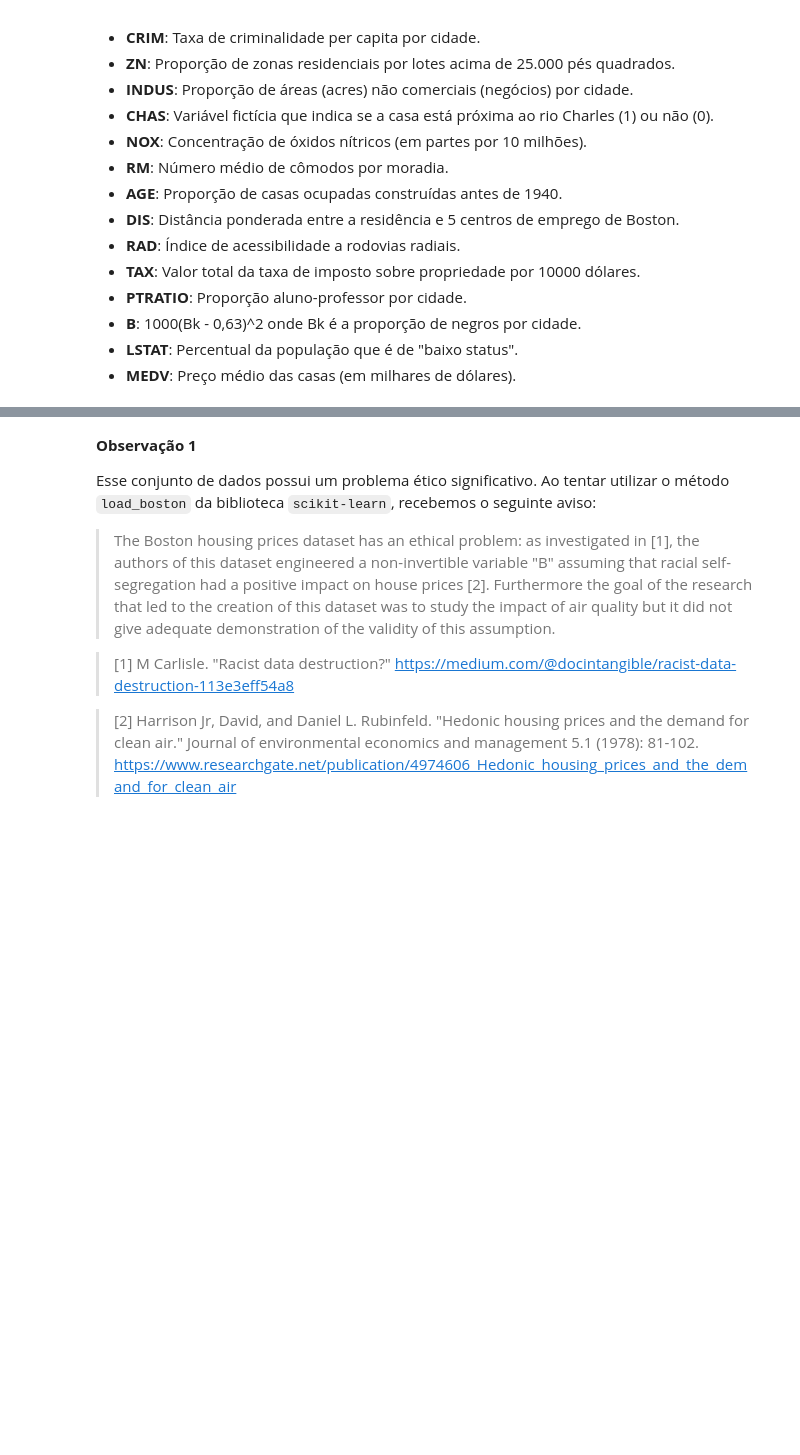
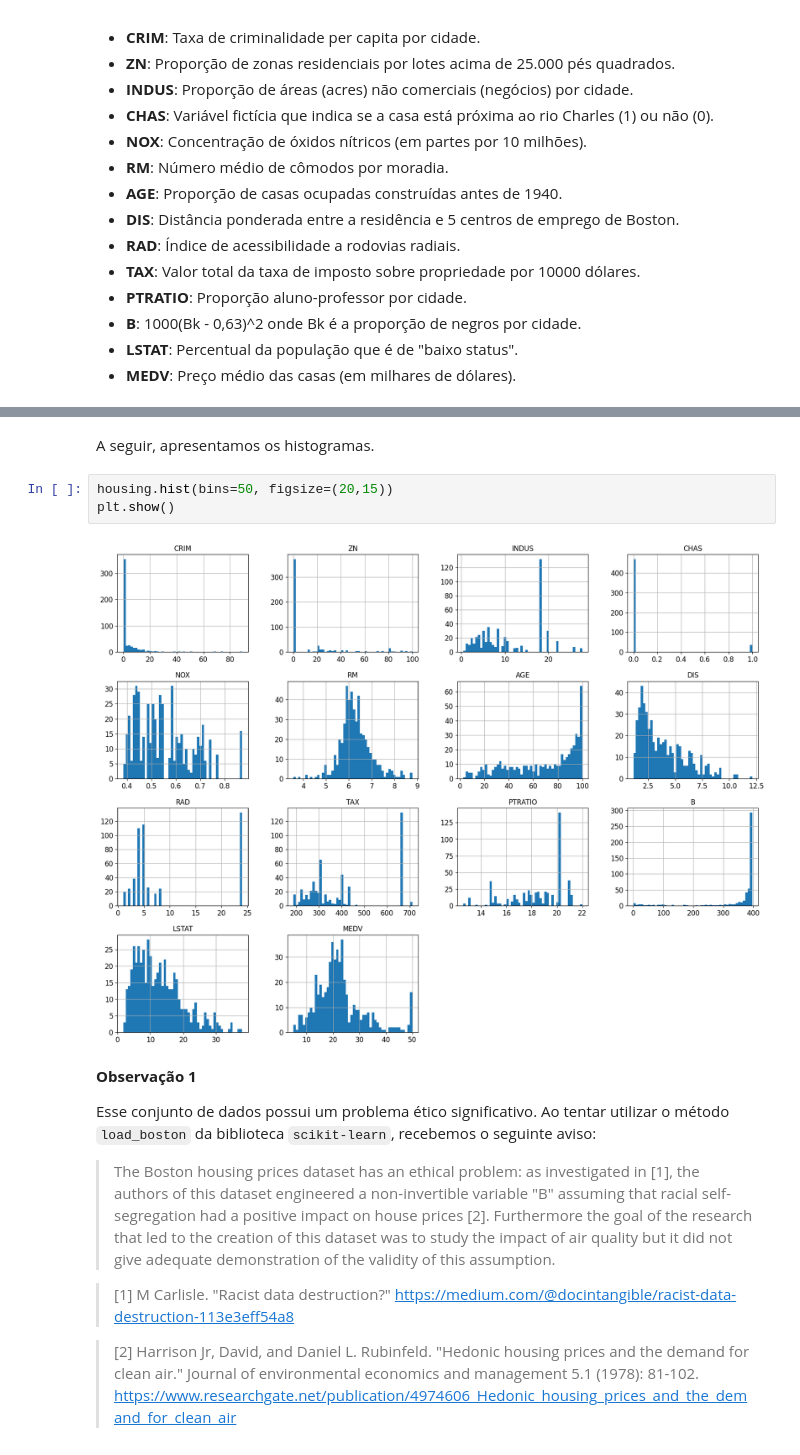
Before and after one commit to amandatz/boston-housing, a Jupyter notebook: solution.ipynb, the cells around one changed output, grey strips where cells are left out. Saved outputs shown, nothing was run; the diff lists cells and outputs as text; blank space fills up the shorter version.

```diff
--- a/solution.ipynb
+++ b/solution.ipynb
@@ -93,3 +112,10 @@ housing
+# %% [markdown]
+A seguir, apresentamos os histogramas.
+# %%
+housing.hist(bins=50, figsize=(20,15))
+plt.show()
+# %% [output]
+[figure, added]
 # %% [markdown]
 **Observação 1**
 
```
Also changed, not shown: parts of 6 cells of this notebook.
